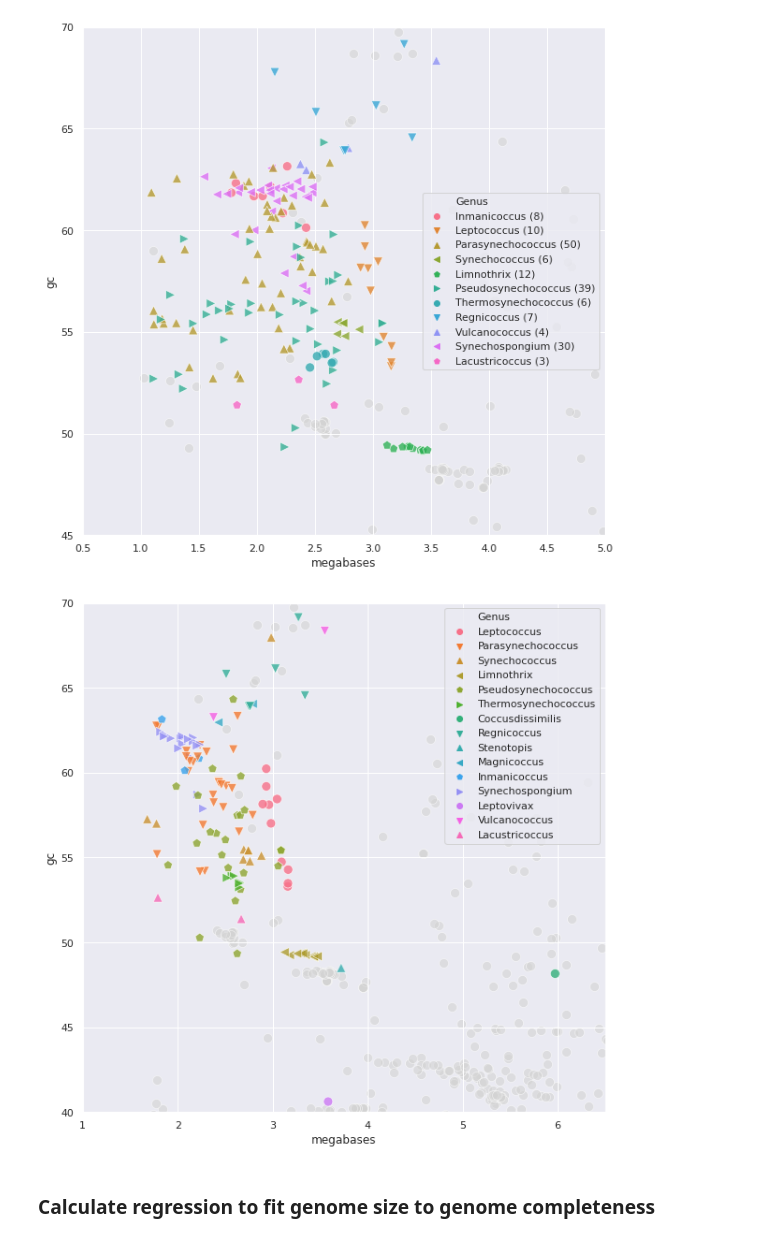
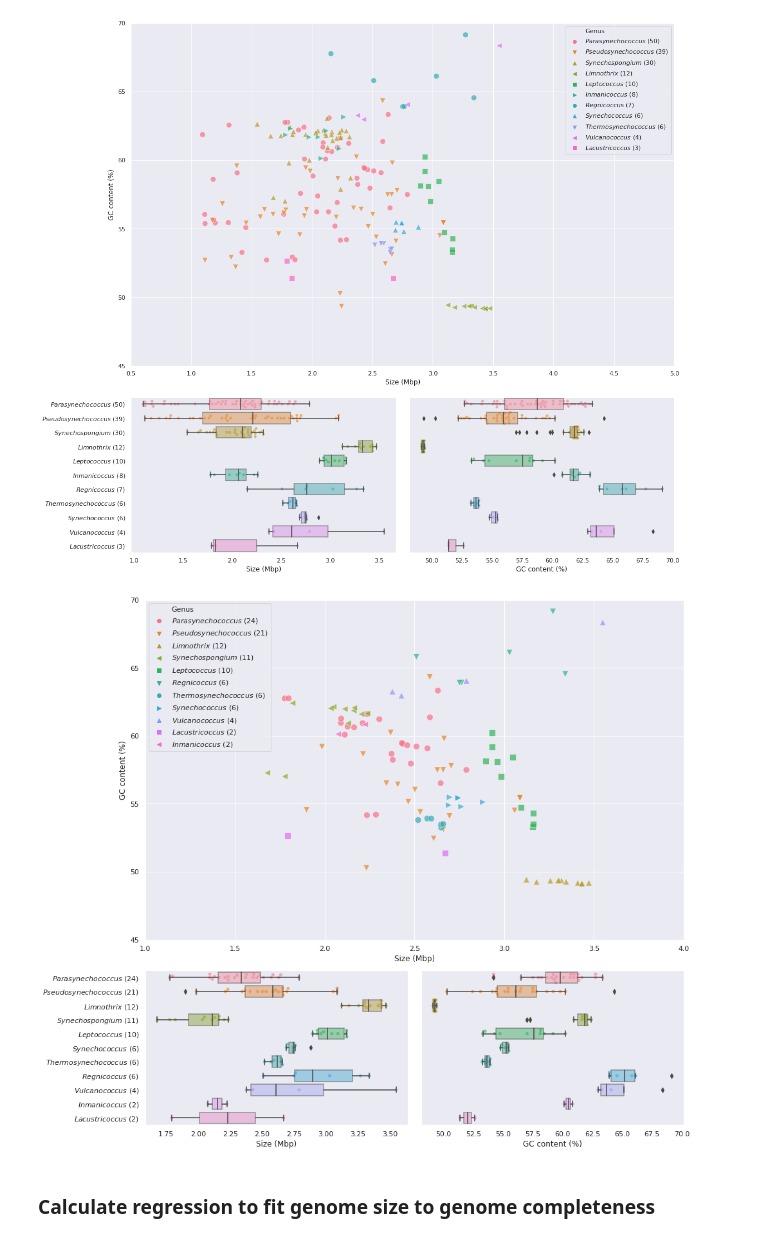
Before and after one commit to vinisalazar/SynechococcusGT, a Jupyter notebook: code/gc_size.ipynb, the cells around one changed output. Drawn from its saved outputs; the diff is of its cells as text; code cells hidden in the pictures.

Commit message:
Improving GC size plot

```diff
--- a/code/gc_size.ipynb
+++ b/code/gc_size.ipynb
@@ -76,28 +171,28 @@ def main(data, figsize=(15,15), axis_lim=((1,7), (30,70)), **kwargs):
 # %%
 # Our draft
 df_ = df[df['quality_filter']].copy()
 
 df_['no_genus'] = df_.groupby('new_genus')[
     'new_genus'].transform('count').map(int, na_action="ignore")
 
 data = df_[(df_['is_synecho']) &
            ~(df_['new_genus'].isin(("GCA", "PCC-7336"))) &
            (df_['no_genus'] > 1)].copy()
 data_ = df_[~df_['is_synecho']].copy()
 
 models = []
 
 for dataframe in (data, data_):
     model = linregress(dataframe['checkm_completeness'], dataframe['megabases'])
     models.append(model)
     dataframe['megabases'] = dataframe.apply(lambda row: model.intercept +
                                    model.slope * row['checkm_completeness'] if
-                                   row['checkm_completeness'] < 95 else row['megabases'], axis=1)
+                                   row['checkm_completeness'] < 90 else row['megabases'], axis=1)
 
-main(data=data, data_=data_, figsize=(10,10), axis_lim=((0.5,5), (45, 70)), legend_pos='center right',
-     save="../data/plots/gc_size/gc_size_adjusted_no_singletons.png")
+main2(data=data, data_=data_, figsize=(17.5,17.5), axis_lim=((0.5,5), (45, 70)),
+     save="../data/plots/gc_size/gc_size2_adjusted_no_singletons.png")
 # %% [output]
-[figure, old version]
+[figure, new version]
 # %%
 # Without adjusting genome size to completeness
 df_ = df[df['quality_filter'] & (df['checkm_completeness'] > 85)].copy()
@@ -107,14 +202,15 @@ df_['no_genus'] = df_.groupby('new_genus')[
 
 data = df_[(df_['is_synecho']) &
            ~(df_['new_genus'].isin(("GCA", "PCC-7336"))) &
-           (df_['no_genus'] > 0)]
+           (df_['no_genus'] > 1) &
+           (df_['checkm_completeness'] > 90)]
 
 
 data_ = df_[~df_['is_synecho']]
 
-main(data=data, data_=data_, figsize=(10,10), axis_lim=((1,6.5), (40, 70)))
+main2(data=data, data_=data_, figsize=(15,15), axis_lim=((1,4), (45, 70)), save="../data/plots/gc_size/gc_size_2_90_completeness_no_singletons.png")
 # %% [output]
-[figure, old version]
+[figure, new version]
 # %% [markdown]
 ### Calculate regression to fit genome size to genome completeness
 # %%
```
Also changed, not shown: parts of 7 cells of this notebook.
